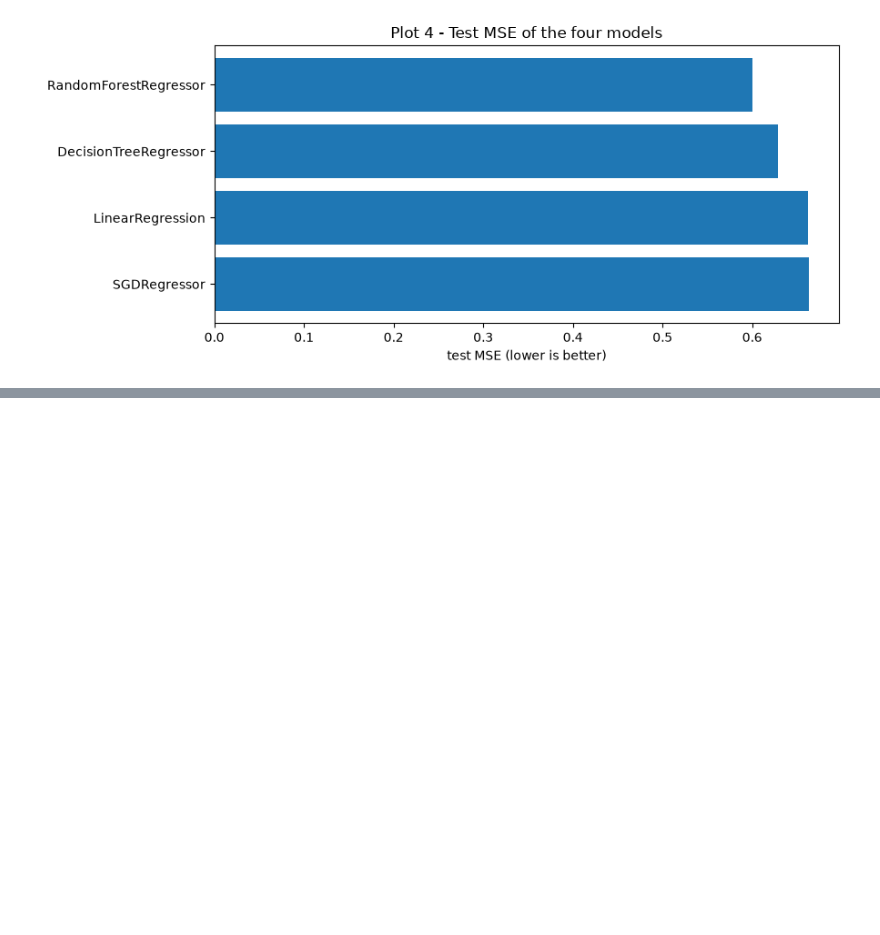
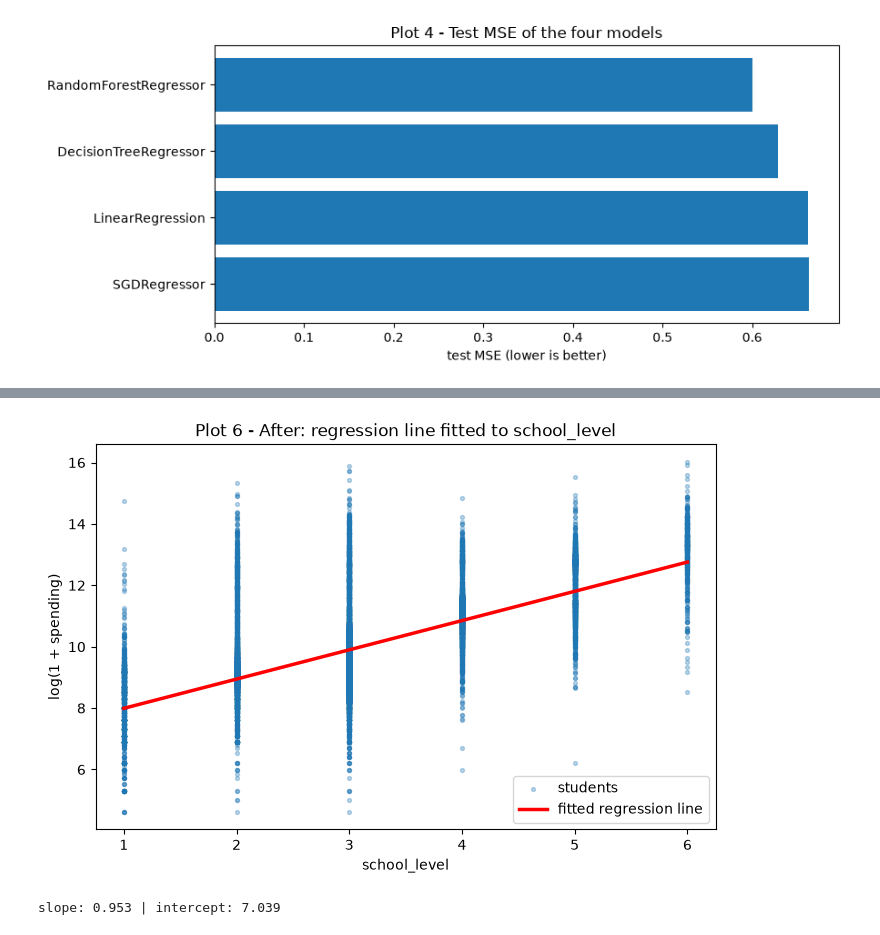
Before and after one commit to BonaneNIYIGENA/linear_regression_model, a Jupyter notebook: summative/linear_regression/multivariate.ipynb, the cells around one changed output, grey strips where cells are left out. Drawn from its saved outputs; the diff is of its cells as text; code cells hidden in the pictures; blank space fills up the shorter version.

```diff
--- a/summative/linear_regression/multivariate.ipynb
+++ b/summative/linear_regression/multivariate.ipynb
@@ -407,0 +455,19 @@ plt.show()
+# %%
+one_feature_model = LinearRegression().fit(train_numbers[[TOP_FEATURE]], y_train)
+
+line_x = pd.DataFrame({TOP_FEATURE: np.linspace(train_numbers[TOP_FEATURE].min(), train_numbers[TOP_FEATURE].max(), 100)})
+line_y = one_feature_model.predict(line_x)
+
+plt.figure(figsize=(8, 5))
+plt.scatter(train_numbers[TOP_FEATURE], y_train, s=8, alpha=0.3, label="students")
+plt.plot(line_x[TOP_FEATURE], line_y, color="red", linewidth=2.5, label="fitted regression line")
+plt.xlabel(TOP_FEATURE)
+plt.ylabel("log(1 + spending)")
+plt.title("Plot 6 - After: regression line fitted to " + TOP_FEATURE)
+plt.legend()
+plt.show()
+
+print("slope:", round(one_feature_model.coef_[0], 3), "| intercept:", round(one_feature_model.intercept_, 3))
+# %% [output]
+[figure, added]
+slope: 0.953 | intercept: 7.039
```
Also changed, not shown: parts of 13 cells of this notebook, 2 other files.
